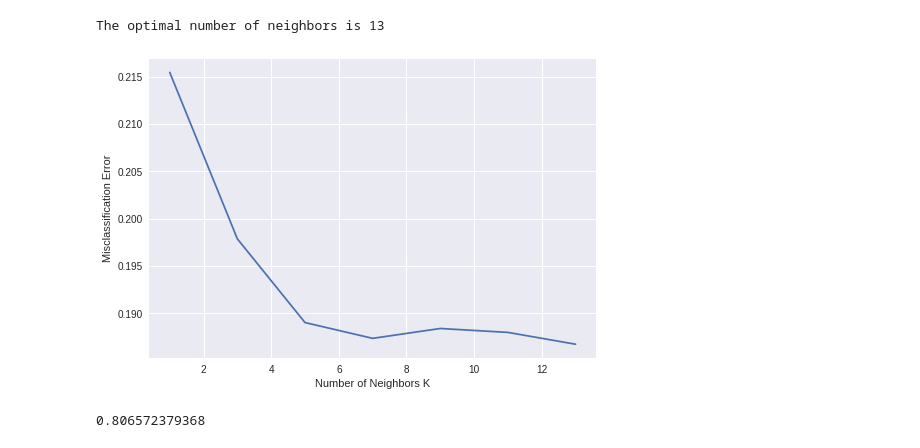
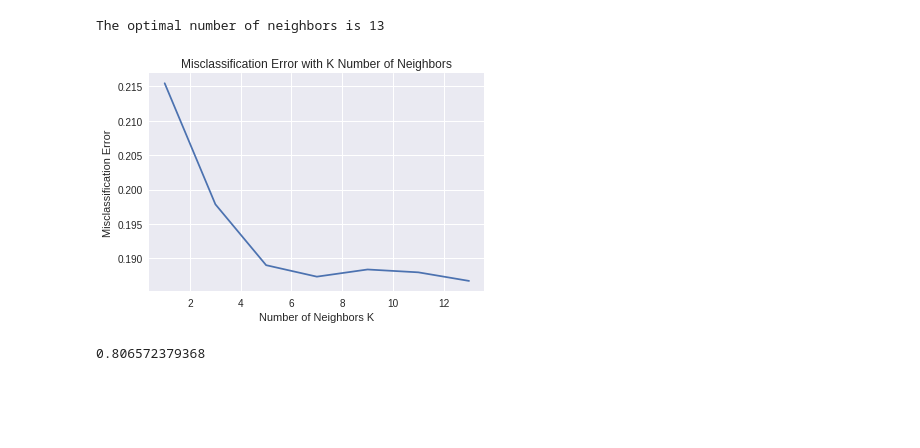
Before and after one commit to yylaayl/cmsc320final, a Jupyter notebook: tutorial/Tutorial_final.ipynb, the cells around one changed output. Cells and saved outputs as stored; diff of their text form; code cells hidden in the pictures; blank space fills up the shorter version.

```diff
--- a/tutorial/Tutorial_final.ipynb
+++ b/tutorial/Tutorial_final.ipynb
@@ -214,7 +225,7 @@ array(['Action', 'Adventure', 'Cars', 'Comedy', 'Dementia', 'Demons',
 # create attributes for each genre with 1/0 values representing whether the anime is a certain genre
 for category in genre: # loops through each category type
     # the lambda function basically figures out if a genre is in the list and if it is, assigns a 1, otherwise a 0
-    no_rating[category] = no_rating.genre.apply(lambda x: int(category in x))
+   #no_rating[category] = no_rating.genre.apply(lambda x: int(category in x))
     animetable[category] = animetable.genre.apply(lambda x: int(category in x))
 
 animetable = animetable.drop(['genre'], axis = 1)
@@ -565,11 +571,12 @@ The optimal number of neighbors is 13
 # %%
 # plot misclassification error vs k
 plt.plot(myList, MSE)
 plt.xlabel('Number of Neighbors K')
 plt.ylabel('Misclassification Error')
+plt.title('Misclassification Error with K Number of Neighbors')
 plt.show()
 # %% [output]
-[figure, old version]
+[figure, new version]
 # %%
 knn = KNeighborsClassifier(n_neighbors=optimal_k)
 
```
Also changed, not shown: parts of 30 cells of this notebook.
